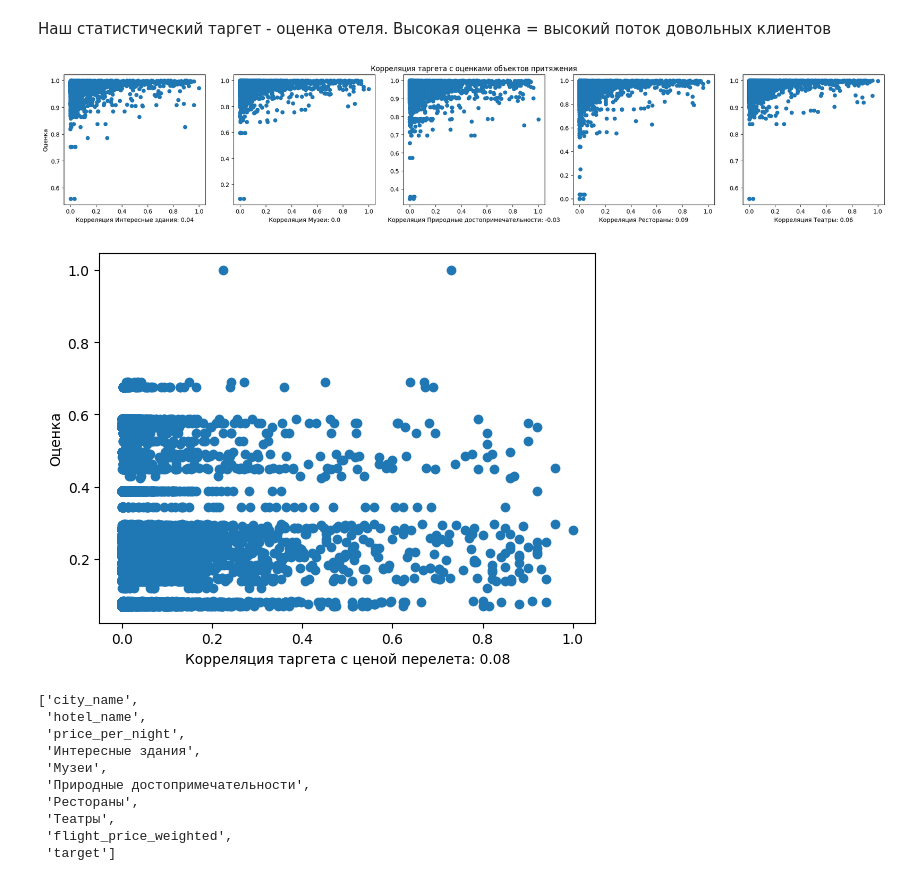
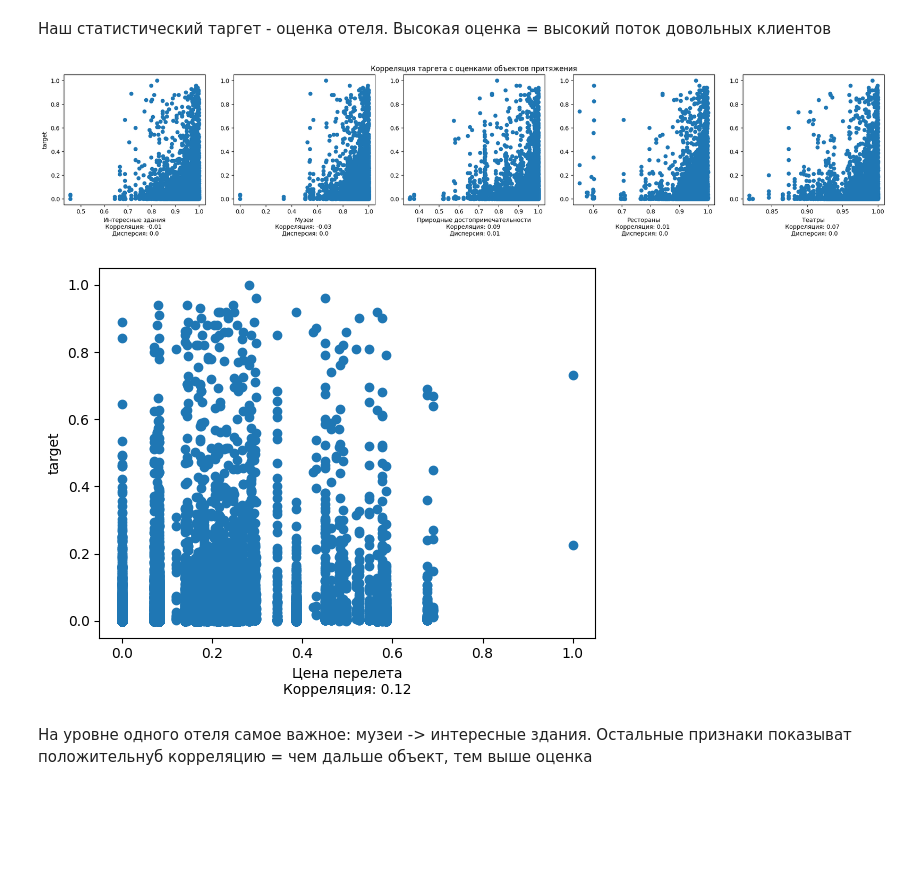
Before and after one commit to mnedo/SMADIMO_GP2, a Jupyter notebook: DataAgg.ipynb, the cells around one changed output. Cells and saved outputs as stored; diff of their text form; code cells hidden in the pictures; blank space fills up the shorter version.

```diff
--- a/DataAgg.ipynb
+++ b/DataAgg.ipynb
@@ -200,33 +207,22 @@ hotels_w = hotels_w.rename(columns={'rating_weighted': 'target'})
 # %%
 fig, axes = plt.subplots(1, 5, figsize=(25, 4))
 cols = ['Интересные здания',	'Музеи',	'Природные достопримечательности',	'Рестораны',	'Театры']
 for i in range(5):
   col = cols[i]
-  axes[i].scatter(hotels_w['target'], hotels_w[col])
-  axes[i].set_xlabel(f'Корреляция {col}: {np.round(hotels_w["target"].corr(hotels_w[col]), 2)}')
+  axes[i].scatter(hotels_w[col], hotels_w['target'])
+  axes[i].set_xlabel(f'{col}\nКорреляция: {np.round(hotels_w["target"].corr(hotels_w[col]), 2)} \n Дисперсия: {np.round(np.var(hotels_w[col]), 2)}')
 axes[2].set_title('Корреляция таргета с оценками объектов притяжения')
-axes[0].set_ylabel('Оценка')
+axes[0].set_ylabel('target')
 fig.show()
 # %% [output]
-[figure, old version]
+[figure, new version]
 # %%
-plt.scatter(hotels_w['target'], hotels_w['flight_price_weighted'])
-plt.xlabel(f'Корреляция таргета с ценой перелета: {np.round(hotels_w["target"].corr(hotels_w['flight_price_weighted']), 2)}')
-plt.ylabel('Оценка')
+plt.scatter(hotels_w['flight_price_weighted'], hotels_w['target'])
+plt.xlabel(f'Цена перелета\nКорреляция: {np.round(hotels_w["target"].corr(hotels_w['flight_price_weighted']), 2)}')
+plt.ylabel('target')
 plt.show()
 # %% [output]
-[figure, old version]
+[figure, new version]
-# %%
-list(hotels_w.columns)
-# %% [output]
-['city_name',
- 'hotel_name',
- 'price_per_night',
- 'Интересные здания',
- 'Музеи',
- 'Природные достопримечательности',
- 'Рестораны',
- 'Театры',
- 'flight_price_weighted',
- 'target']
+# %% [markdown]
+На уровне одного отеля самое важное: музеи -> интересные здания. Остальные признаки показыват положительнуб корреляцию = чем дальше объект, тем выше оценка
 # %%
```
Also changed, not shown: parts of 18 cells of this notebook.
